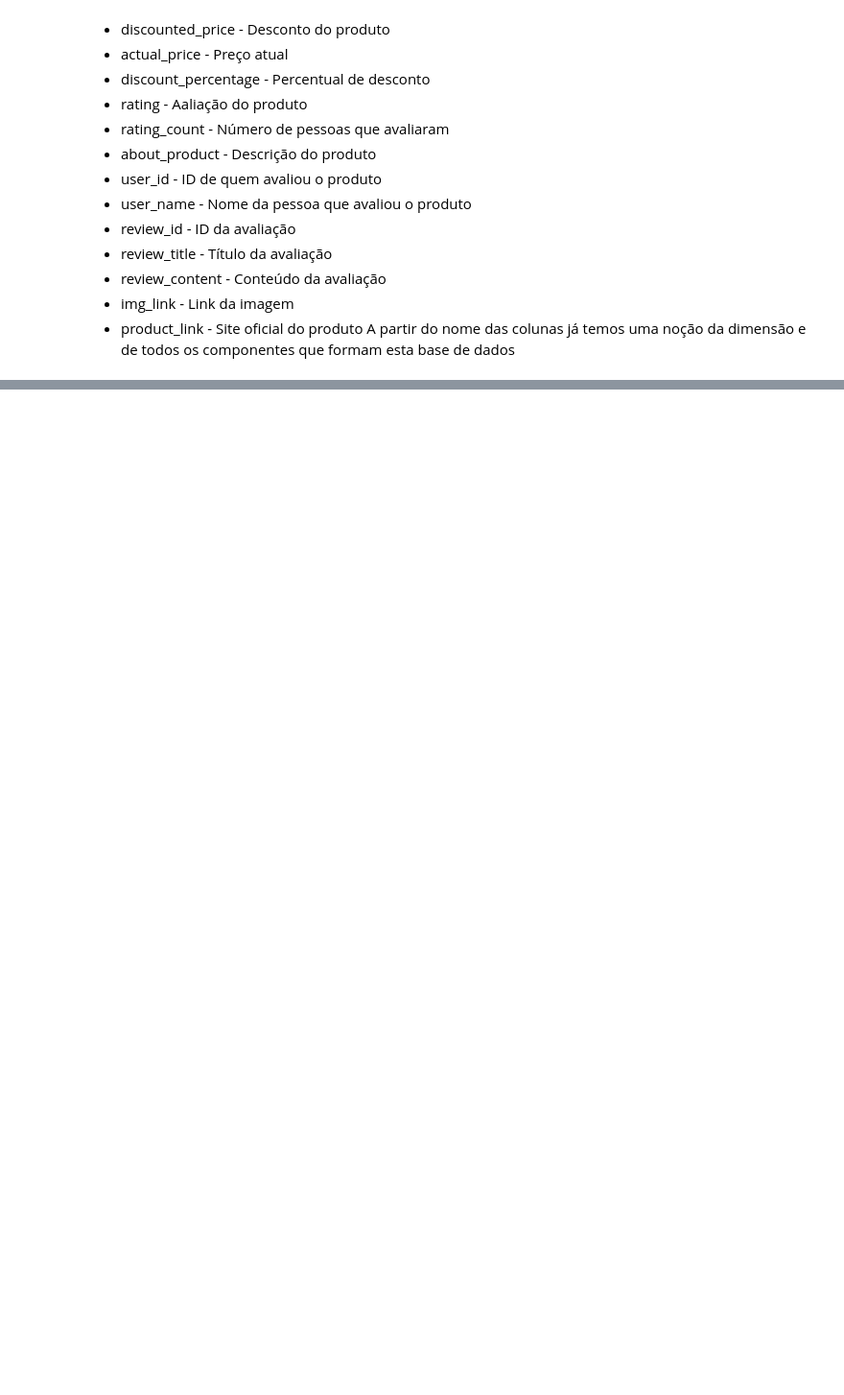
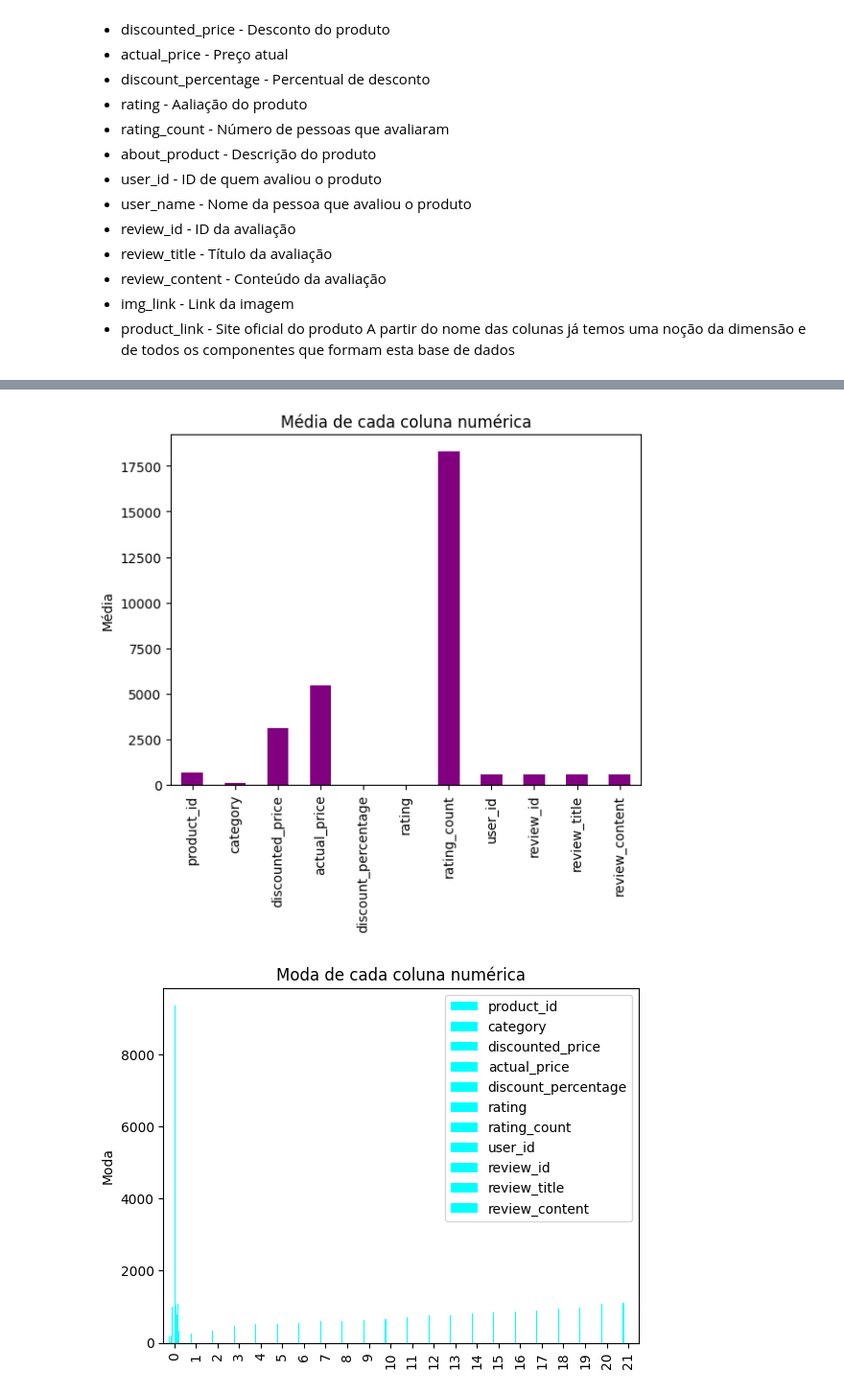
Before and after one commit to Datag4rcia/AAPL, a Jupyter notebook: trabpraticads.ipynb, the cells around one changed output, grey strips where cells are left out. Shown at 96% size. Drawn from its saved outputs; the diff is of its cells as text; code cells hidden in the pictures; blank space fills up the shorter version.

```diff
--- a/trabpraticads.ipynb
+++ b/trabpraticads.ipynb
@@ -101,0 +78,6 @@ A partir do nome das colunas já temos uma noção da dimensão e de todos os co
+# %%
+#Trocando a porcentagem
+
+df['discount_percentage'] = df['discount_percentage'].str.replace('%','').astype('float64')
+
+df['discount_percentage'] = df['discount_percentage'] / 100
@@ -101,0 +255,41 @@ A partir do nome das colunas já temos uma noção da dimensão e de todos os co
+# %%
+#Gráfico de barras nas principais informações
+
+medias = df.mean()
+
+# Plotar gráfico de barras
+medias.plot(kind='bar', color='purple')
+
+plt.title('Média de cada coluna numérica')
+plt.ylabel('Média')
+plt.show()
+
+moda = df.mode()
+
+# Plotar gráfico de barras
+moda.plot(kind='bar', color='cyan')
+
+plt.title('Moda de cada coluna numérica')
+plt.ylabel('Moda')
+plt.show()
+
+dvp= df.std()
+
+# Plotar gráfico de barras
+dvp.plot(kind='bar', color='green')
+
+plt.title('Desvio padrão de cada coluna numérica')
+plt.ylabel('Desvio padrão')
+plt.show()
+
+var= df.var()
+
+# Plotar gráfico de barras
+var.plot(kind='bar', color='red')
+
+plt.title('Variância de cada coluna numérica')
+plt.ylabel('Variância')
+plt.show()
+# %% [output]
+[figure, added]
+[figure, added]
```
Also changed, not shown: parts of 33 cells of this notebook.
